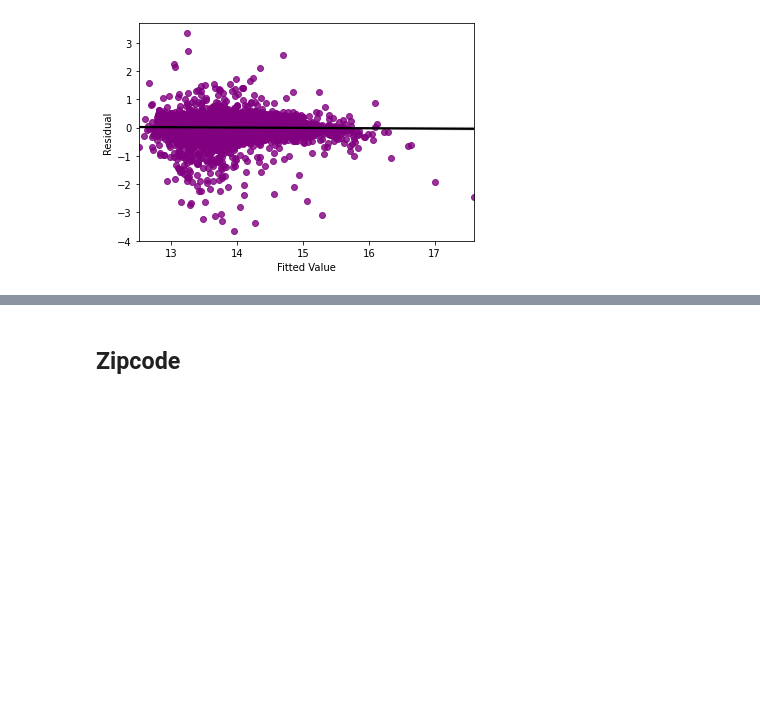
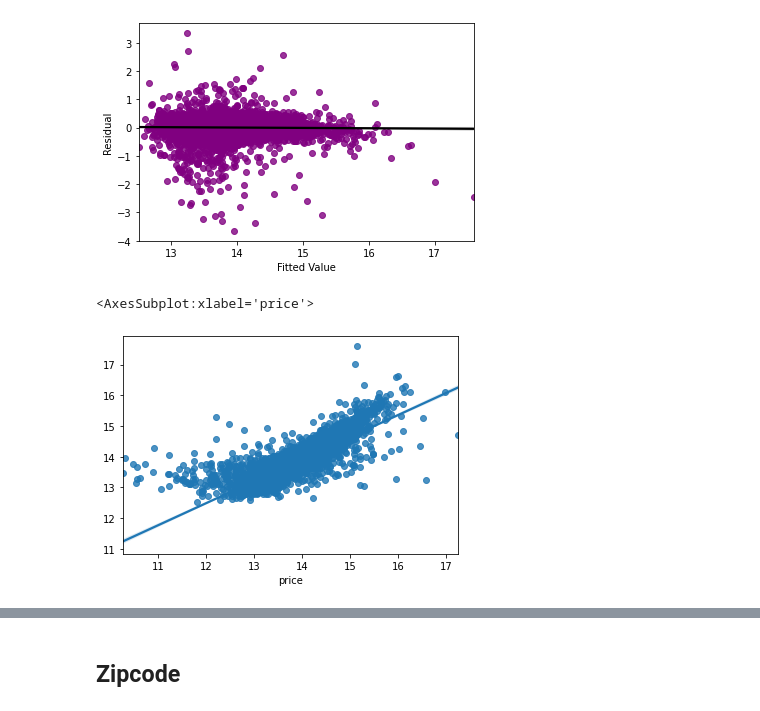
Before and after one commit to Kellyajara/RealEstate-Classification, a Jupyter notebook: New Project Notebook.ipynb, the cells around one changed output, grey strips where cells are left out. Drawn from its saved outputs; the diff is of its cells as text; code cells hidden in the pictures; blank space fills up the shorter version.

```diff
--- a/New Project Notebook.ipynb
+++ b/New Project Notebook.ipynb
@@ -881,3 +881,8 @@ ax.set(xlabel='Fitted Value', ylabel='Residual')
 # %% [output]
 [Text(0.5, 0, 'Fitted Value'), Text(0, 0.5, 'Residual')]
 [figure]
+# %%
+sns.regplot(x = y_test, y = y_pred)
+# %% [output]
+<AxesSubplot:xlabel='price'>
+[figure, added]
```
Also changed, not shown: parts of 8 cells of this notebook, 3 other files.
